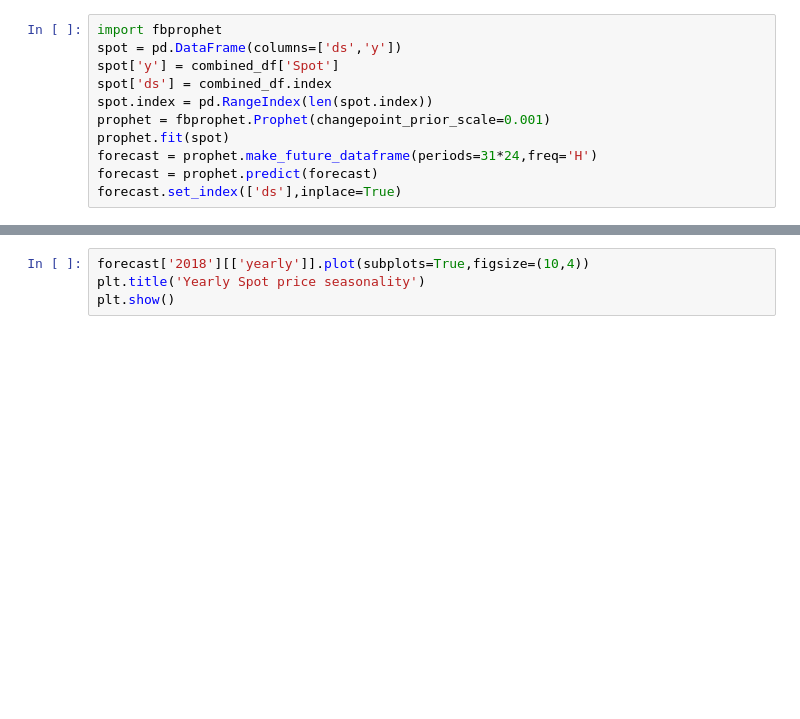
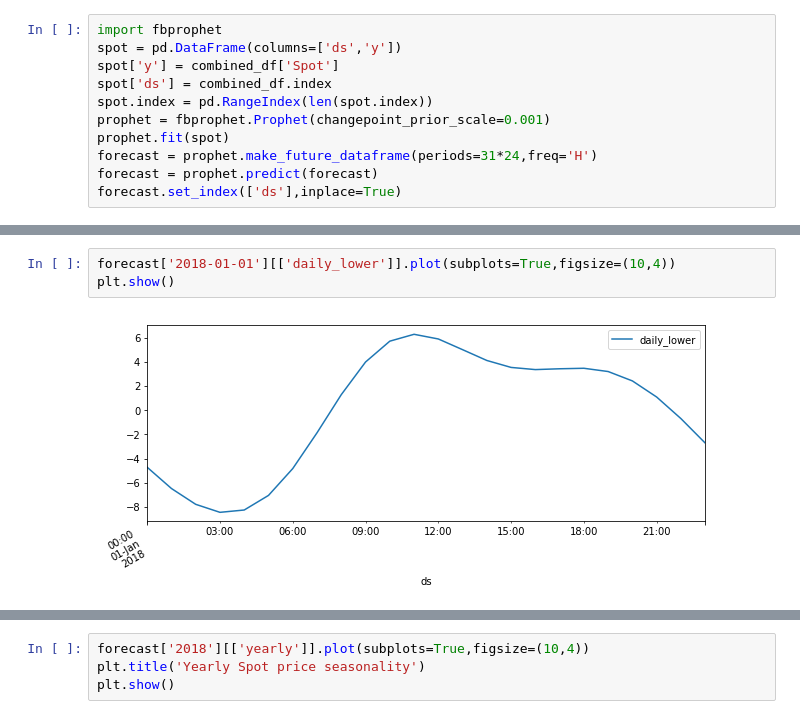
Before and after one commit to Cadax/nordpool-spot-price, a Jupyter notebook: notebooks/variable_analysis.ipynb, the cells around one changed output, grey strips where cells are left out. Cells and saved outputs as stored; diff of their text form; blank space fills up the shorter version.

```diff
--- a/notebooks/variable_analysis.ipynb
+++ b/notebooks/variable_analysis.ipynb
@@ -21,0 +34,5 @@ forecast.set_index(['ds'],inplace=True)
+# %%
+forecast['2018-01-01'][['daily_lower']].plot(subplots=True,figsize=(10,4))
+plt.show()
+# %% [output]
+[figure, added]
```
Also changed, not shown: parts of 6 cells of this notebook, 2 other files.
